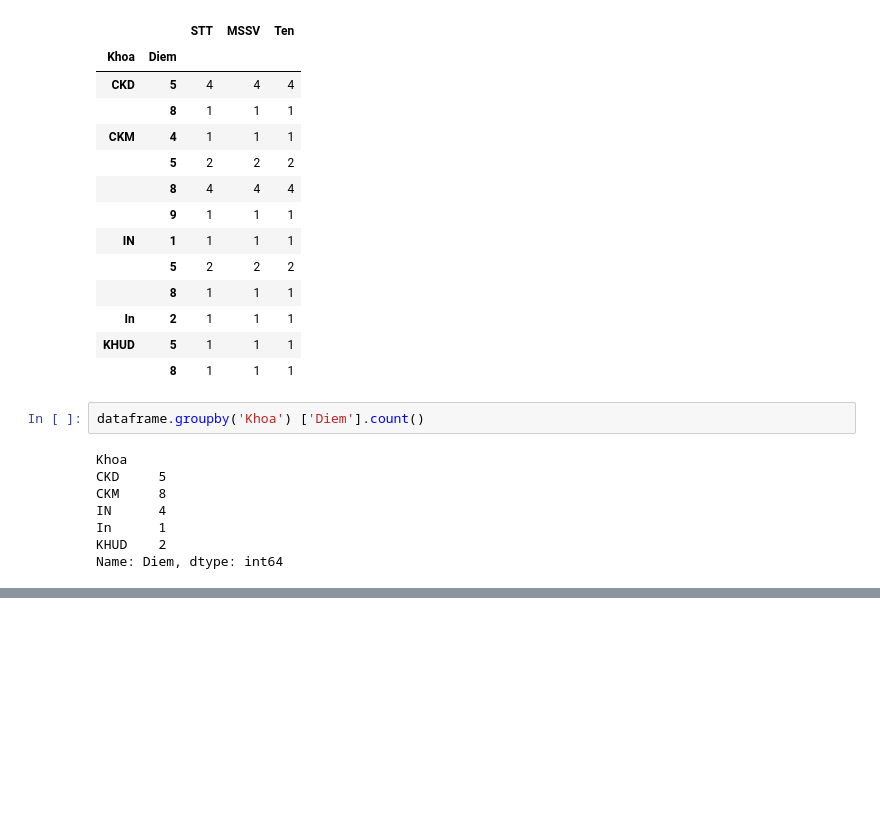
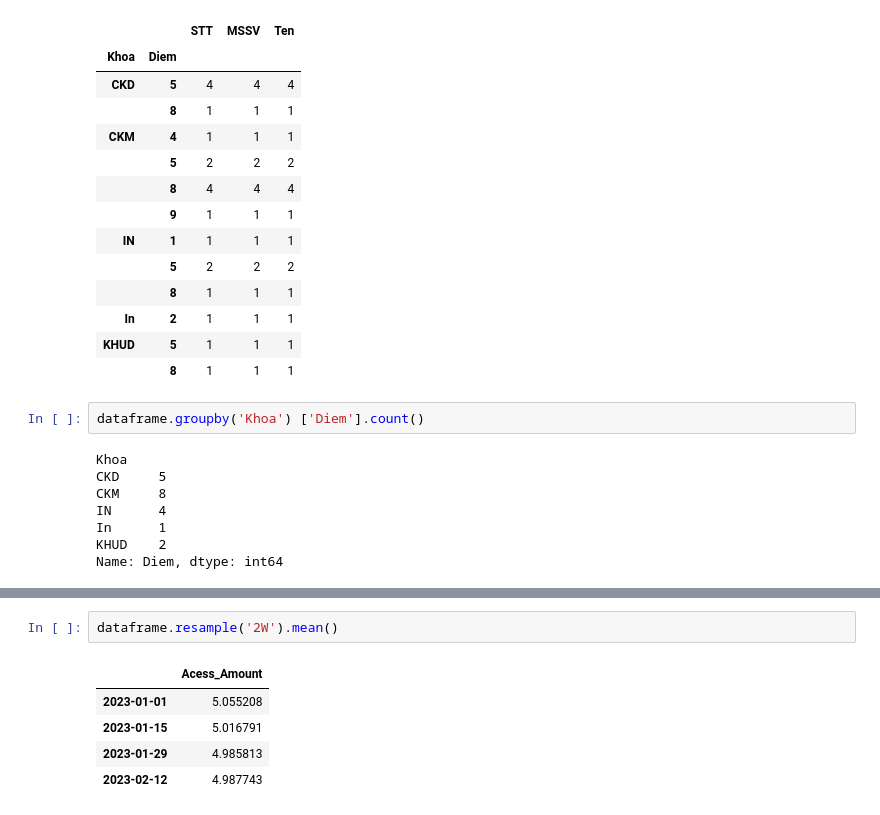
Before and after one commit to Quang-Trong-Tan-Loc/AI, a Jupyter notebook: Codetuan2.ipynb, the cells around one changed output, grey strips where cells are left out. Cells and saved outputs as stored; diff of their text form; blank space fills up the shorter version.

```diff
--- a/Codetuan2.ipynb
+++ b/Codetuan2.ipynb
@@ -250,0 +251,8 @@ dataframe.resample('W').sum()
+# %%
+dataframe.resample('2W').mean()
+# %% [output]
+|  | Acess_Amount |
+| 2023-01-01 | 5.055208 |
+| 2023-01-15 | 5.016791 |
+| 2023-01-29 | 4.985813 |
+| 2023-02-12 | 4.987743 |
```
Also changed, not shown: parts of 6 cells of this notebook.
